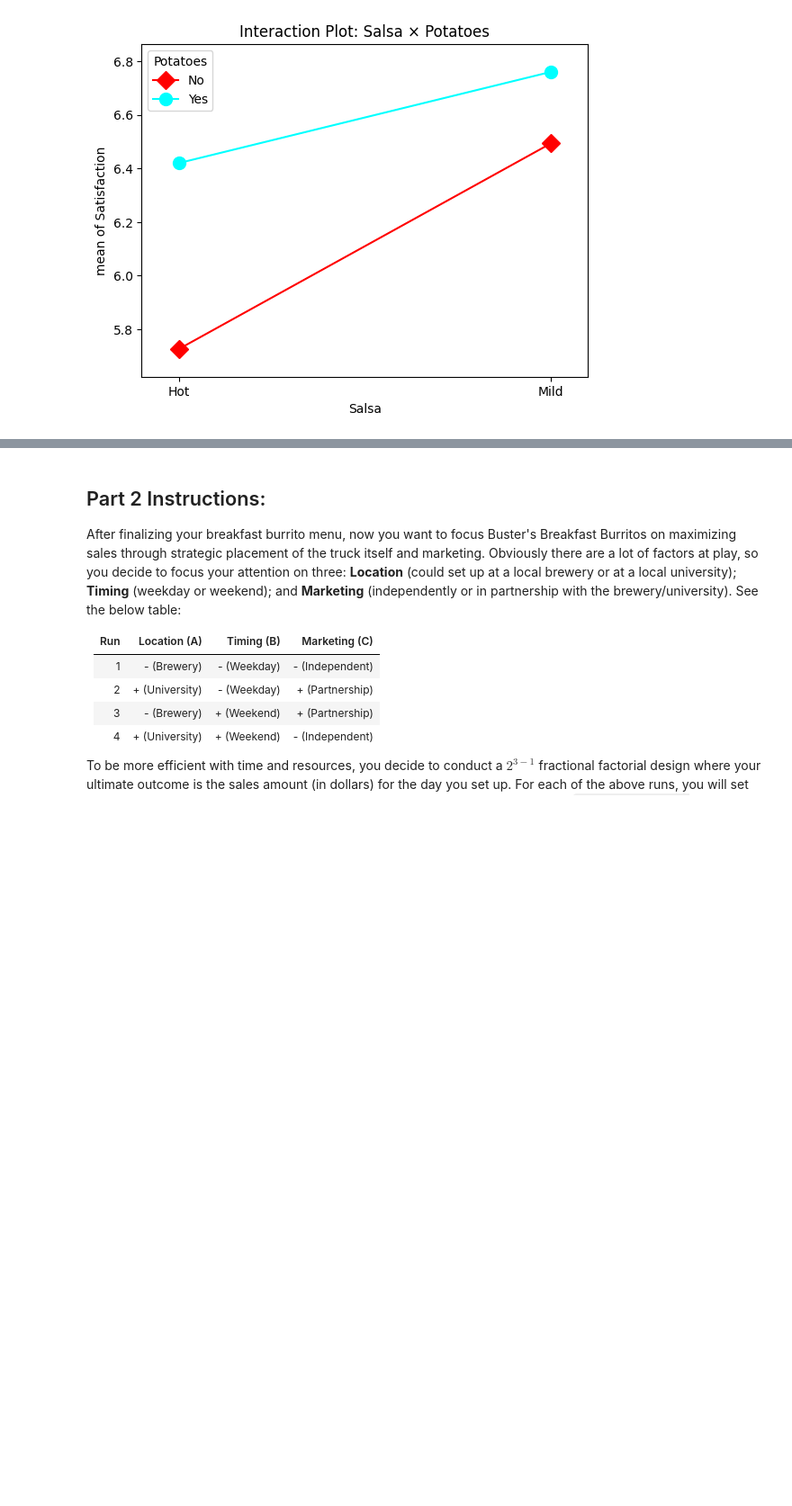
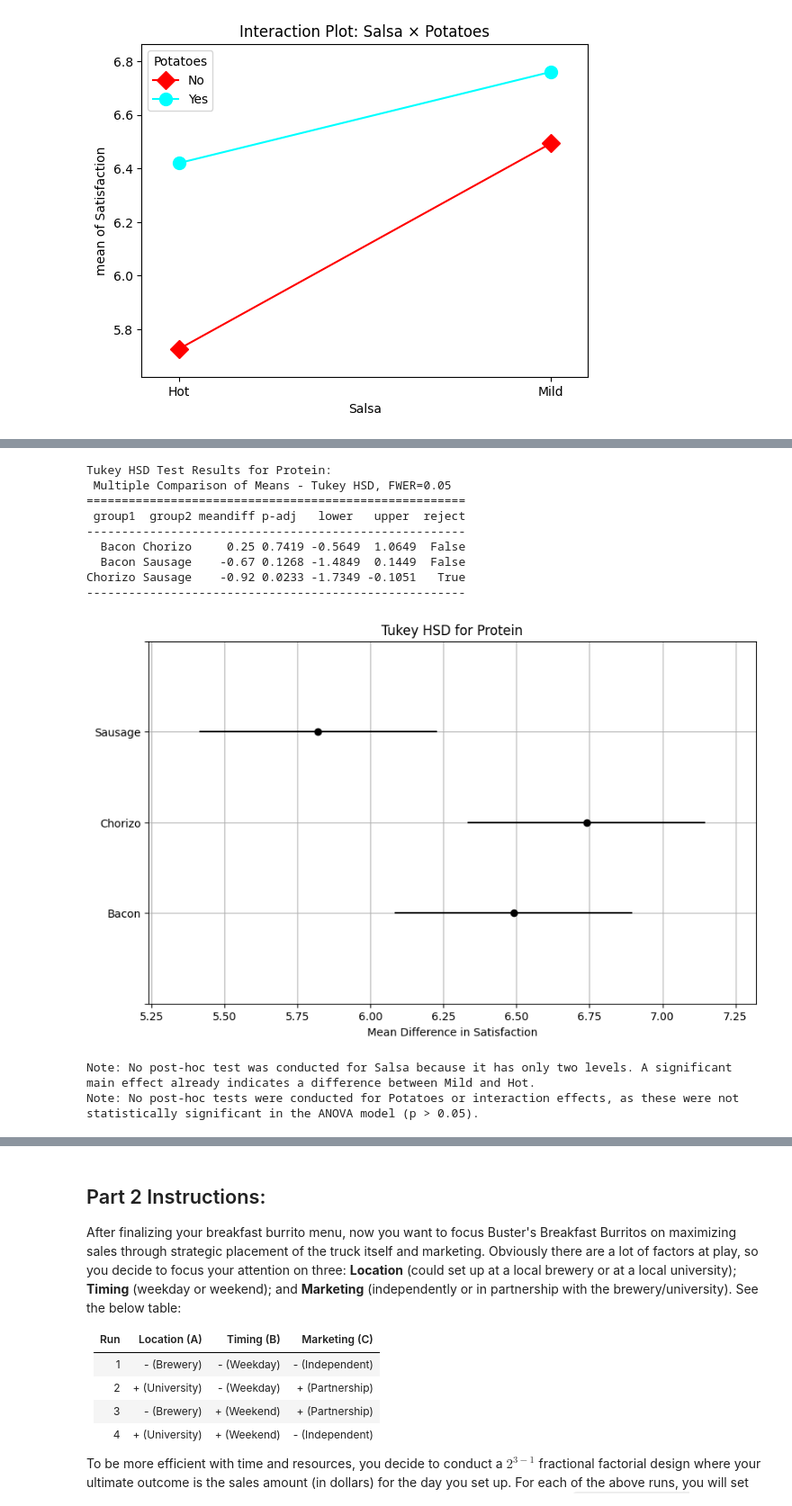
Before and after one commit to christinatalerico13/STAT-7220-Applied-Experimental-Design, a Jupyter notebook: Assignments/Final-Exam/Final-Exam.ipynb, the cells around one changed output, grey strips where cells are left out. Shown at 90% size. Cells and saved outputs as stored; diff of their text form; code cells hidden in the pictures; blank space fills up the shorter version.

```diff
--- a/Assignments/Final-Exam/Final-Exam.ipynb
+++ b/Assignments/Final-Exam/Final-Exam.ipynb
@@ -235,4 +338,47 @@ Summary Statistics:
 # %%
-## Question 10 Code ##
+from statsmodels.stats.multicomp import pairwise_tukeyhsd
+import matplotlib.pyplot as plt
+
+# 1. Post-hoc test for Protein (significant main effect with 3 levels)
+
+# Tukey HSD test on Satisfaction by Protein
+tukey_protein = pairwise_tukeyhsd(
+    endog=df['Satisfaction'],
+    groups=df['Protein'],
+    alpha=0.05
+)
+
+# Print the Tukey test results
+print("Tukey HSD Test Results for Protein:")
+print(tukey_protein)
+
+# Plot the group comparisons
+tukey_protein.plot_simultaneous()
+plt.title('Tukey HSD for Protein')
+plt.xlabel('Mean Difference in Satisfaction')
+plt.grid(True)
+plt.show()
+
+
+# 2. No post-hoc needed for Salsa (only 2 levels)
+print("\nNote: No post-hoc test was conducted for Salsa because it has only two levels. "
+      "A significant main effect already indicates a difference between Mild and Hot.")
+
+# 3. No post-hoc for Potatoes or any interaction terms (not statistically significant)
+print("Note: No post-hoc tests were conducted for Potatoes or interaction effects, "
+      "as these were not statistically significant in the ANOVA model (p > 0.05).")
+# %% [output]
+Tukey HSD Test Results for Protein:
+ Multiple Comparison of Means - Tukey HSD, FWER=0.05
+======================================================
+ group1  group2 meandiff p-adj   lower   upper  reject
+------------------------------------------------------
+  Bacon Chorizo     0.25 0.7419 -0.5649  1.0649  False
+  Bacon Sausage    -0.67 0.1268 -1.4849  0.1449  False
+Chorizo Sausage    -0.92 0.0233 -1.7349 -0.1051   True
+------------------------------------------------------
+[figure, added]
+Note: No post-hoc test was conducted for Salsa because it has only two levels. A significant main effect already indicates a difference between Mild and Hot.
+Note: No post-hoc tests were conducted for Potatoes or interaction effects, as these were not statistically significant in the ANOVA model (p > 0.05).
 # %% [markdown]
 11. Calculate and interpret partial $\eta^2$ for the main effects.
```
Also changed, not shown: parts of 10 cells of this notebook.
